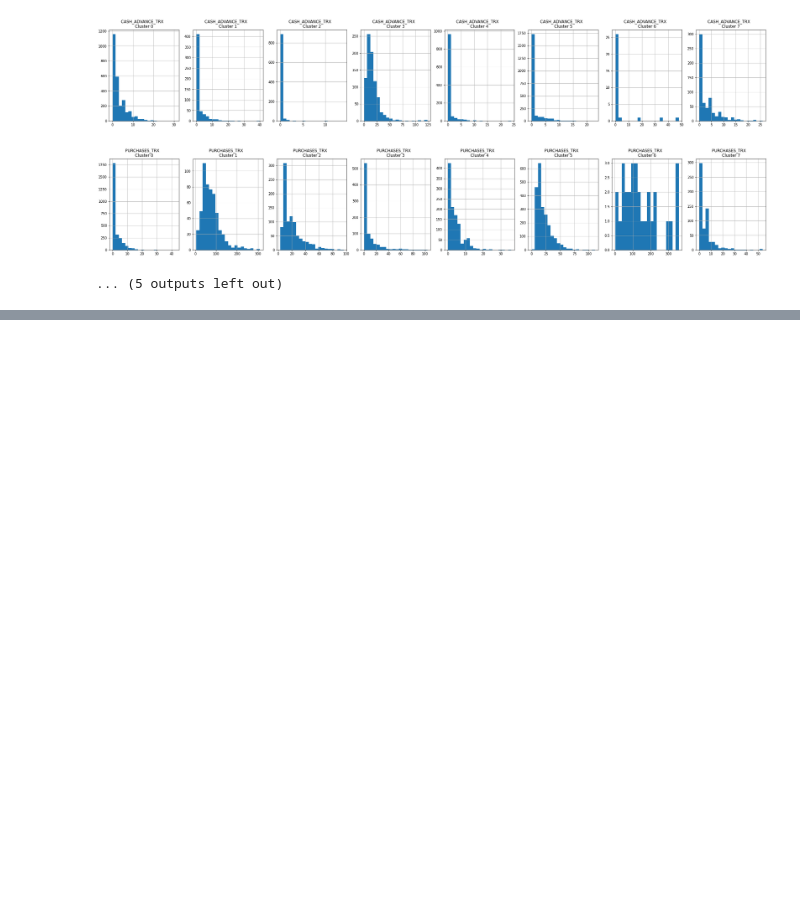
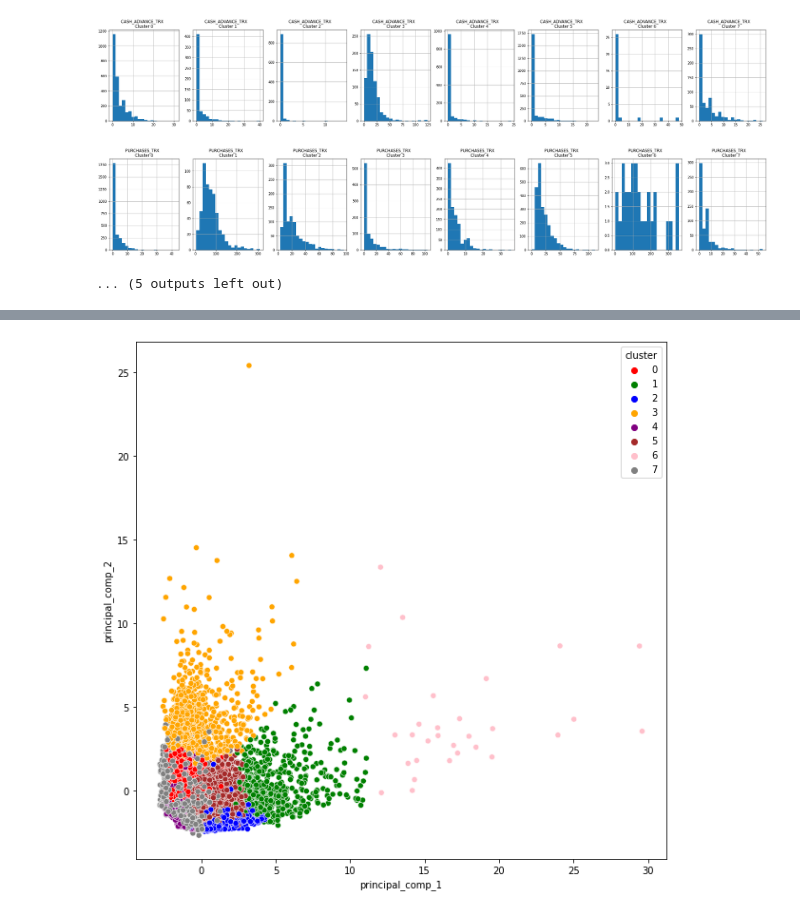
Before and after one commit to eeeds/Projects, a Jupyter notebook: 17- Marketing Project (Clusters)/Project17.ipynb, the cells around one changed output, grey strips where cells are left out. Drawn from its saved outputs; the diff is of its cells as text; code cells hidden in the pictures; blank space fills up the shorter version.

```diff
--- a/17- Marketing Project (Clusters)/Project17.ipynb
+++ b/17- Marketing Project (Clusters)/Project17.ipynb
@@ -312,3 +312,8 @@ for i in creditcard_df.columns:
 [figure]
 [figure]
 ... (5 outputs left out)
+# %%
+#Apply PCA to visualize the clusters in 2D
+pca = PCA(n_components = 2)
+principal_comp = pca.fit_transform(creditcard_df_scaled)
+principal_comp
@@ -314,0 +328,4 @@ for i in creditcard_df.columns:
+# %%
+#Convert it to a dataframe
+pca_df = pd.DataFrame(data = principal_comp, columns = ['principal_comp_1', 'principal_comp_2'])
+pca_df
@@ -314,0 +346,3 @@ for i in creditcard_df.columns:
+# %%
+pca_df = pd.concat([pca_df, pd.DataFrame({'cluster':labels})], axis = 1)
+pca_df.head()
@@ -314,0 +356,8 @@ for i in creditcard_df.columns:
+# %%
+#Visualize the clusters
+plt.figure(figsize = (10,10))
+ax = sns.scatterplot(x = 'principal_comp_1', y = 'principal_comp_2', hue = 'cluster', data = pca_df,
+palette = ['red', 'green', 'blue', 'orange', 'purple', 'brown', 'pink', 'gray'])
+plt.show()
+# %% [output]
+[figure, added]
```
Also changed, not shown: parts of 3 cells of this notebook.
